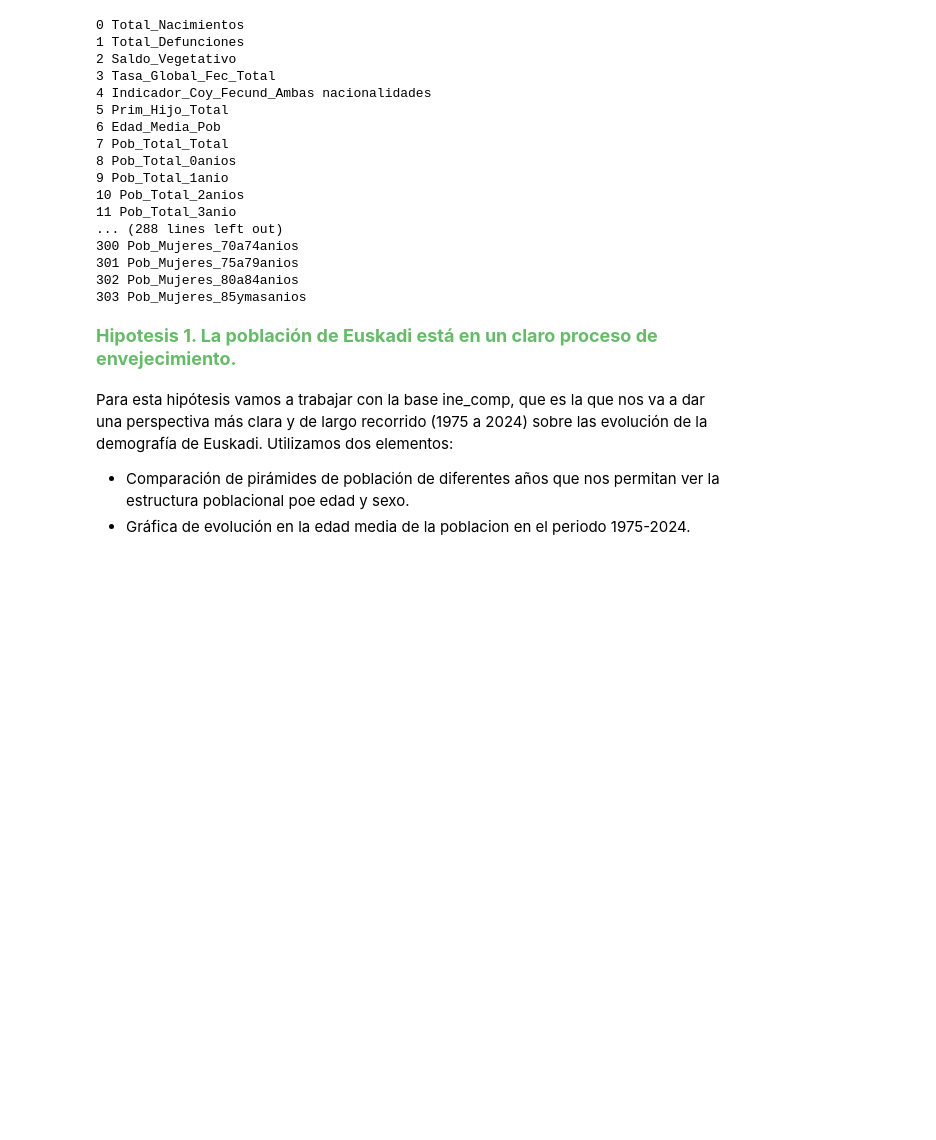
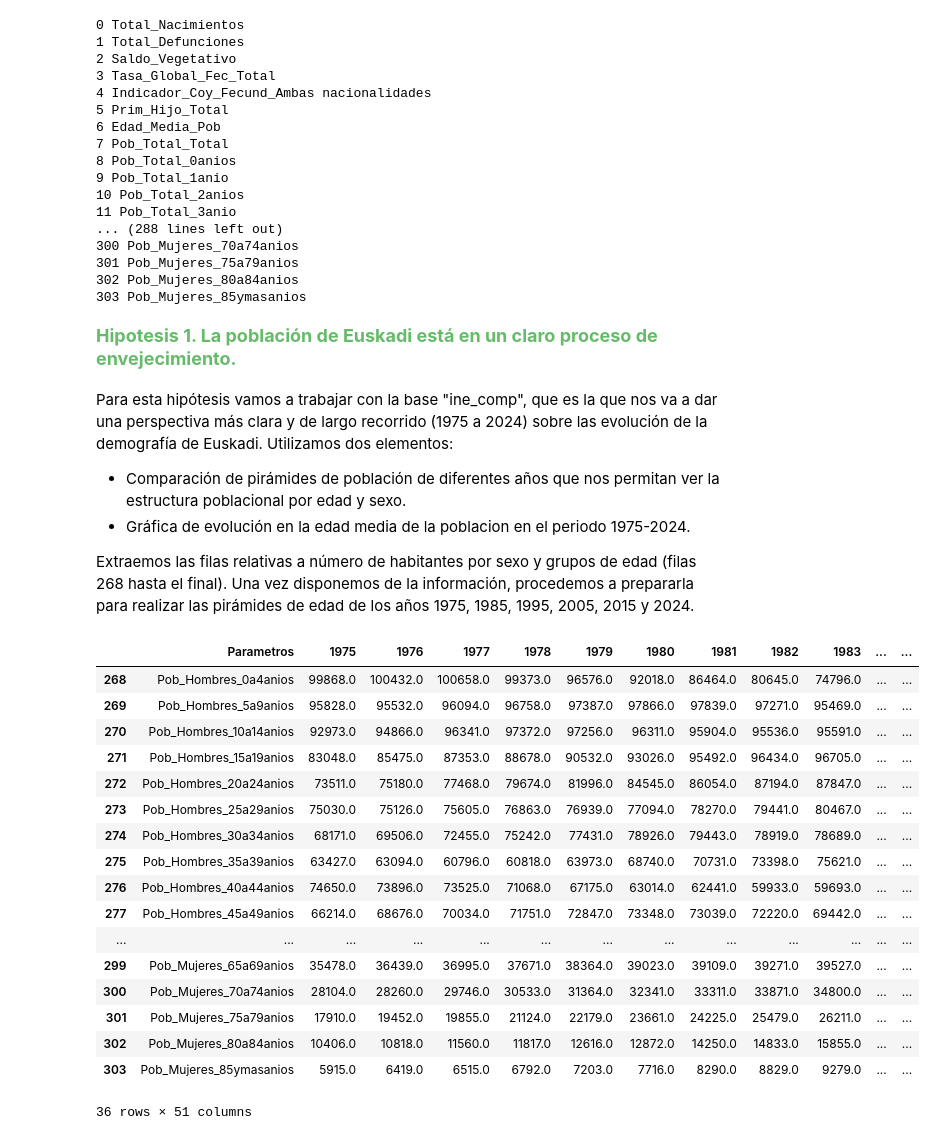
Before and after one commit to Leire2026/EDA, a Jupyter notebook: Presentacion.ipynb, the cells around one changed output. Saved outputs shown, nothing was run; the diff lists cells and outputs as text; code cells hidden in the pictures; blank space fills up the shorter version.

```diff
--- a/Presentacion.ipynb
+++ b/Presentacion.ipynb
@@ -324,6 +324,31 @@ for i, valor in enumerate(ine_comp.iloc[:, 0]):
 Hipotesis 1. La población de Euskadi está en un claro proceso de envejecimiento.
 </span>
 # %% [markdown]
-Para esta hipótesis vamos a trabajar con la base ine_comp, que es la que nos va a dar una perspectiva más clara y de largo recorrido (1975 a 2024) sobre las evolución de la demografía de Euskadi. Utilizamos dos elementos:
-- Comparación de pirámides de población de diferentes años que nos permitan ver la estructura poblacional poe edad y sexo.
+Para esta hipótesis vamos a trabajar con la base "ine_comp", que es la que nos va a dar una perspectiva más clara y de largo recorrido (1975 a 2024) sobre las evolución de la demografía de Euskadi. Utilizamos dos elementos:
+- Comparación de pirámides de población de diferentes años que nos permitan ver la estructura poblacional por edad y sexo.
 - Gráfica de evolución en la edad media de la poblacion en el periodo 1975-2024.
+
+Extraemos las filas relativas a número de habitantes por sexo y grupos de edad (filas 268 hasta el final).
+Una vez disponemos de la información, procedemos a prepararla para realizar las pirámides de edad de los años 1975, 1985, 1995, 2005, 2015 y 2024.
+# %%
+piramides = ine_comp.iloc[268:]
+piramides
+# %% [output]
+|  | Parametros | 1975 | 1976 | 1977 | 1978 | 1979 | 1980 | 1981 | 1982 | 1983 | ... | ... |
+| 268 | Pob_Hombres_0a4anios | 99868.0 | 100432.0 | 100658.0 | 99373.0 | 96576.0 | 92018.0 | 86464.0 | 80645.0 | 74796.0 | ... | ... |
+| 269 | Pob_Hombres_5a9anios | 95828.0 | 95532.0 | 96094.0 | 96758.0 | 97387.0 | 97866.0 | 97839.0 | 97271.0 | 95469.0 | ... | ... |
+| 270 | Pob_Hombres_10a14anios | 92973.0 | 94866.0 | 96341.0 | 97372.0 | 97256.0 | 96311.0 | 95904.0 | 95536.0 | 95591.0 | ... | ... |
+| 271 | Pob_Hombres_15a19anios | 83048.0 | 85475.0 | 87353.0 | 88678.0 | 90532.0 | 93026.0 | 95492.0 | 96434.0 | 96705.0 | ... | ... |
+| 272 | Pob_Hombres_20a24anios | 73511.0 | 75180.0 | 77468.0 | 79674.0 | 81996.0 | 84545.0 | 86054.0 | 87194.0 | 87847.0 | ... | ... |
+| 273 | Pob_Hombres_25a29anios | 75030.0 | 75126.0 | 75605.0 | 76863.0 | 76939.0 | 77094.0 | 78270.0 | 79441.0 | 80467.0 | ... | ... |
+| 274 | Pob_Hombres_30a34anios | 68171.0 | 69506.0 | 72455.0 | 75242.0 | 77431.0 | 78926.0 | 79443.0 | 78919.0 | 78689.0 | ... | ... |
+| 275 | Pob_Hombres_35a39anios | 63427.0 | 63094.0 | 60796.0 | 60818.0 | 63973.0 | 68740.0 | 70731.0 | 73398.0 | 75621.0 | ... | ... |
+| 276 | Pob_Hombres_40a44anios | 74650.0 | 73896.0 | 73525.0 | 71068.0 | 67175.0 | 63014.0 | 62441.0 | 59933.0 | 59693.0 | ... | ... |
+| 277 | Pob_Hombres_45a49anios | 66214.0 | 68676.0 | 70034.0 | 71751.0 | 72847.0 | 73348.0 | 73039.0 | 72220.0 | 69442.0 | ... | ... |
+| ... | ... | ... | ... | ... | ... | ... | ... | ... | ... | ... | ... | ... |
+| 299 | Pob_Mujeres_65a69anios | 35478.0 | 36439.0 | 36995.0 | 37671.0 | 38364.0 | 39023.0 | 39109.0 | 39271.0 | 39527.0 | ... | ... |
+| 300 | Pob_Mujeres_70a74anios | 28104.0 | 28260.0 | 29746.0 | 30533.0 | 31364.0 | 32341.0 | 33311.0 | 33871.0 | 34800.0 | ... | ... |
+| 301 | Pob_Mujeres_75a79anios | 17910.0 | 19452.0 | 19855.0 | 21124.0 | 22179.0 | 23661.0 | 24225.0 | 25479.0 | 26211.0 | ... | ... |
+| 302 | Pob_Mujeres_80a84anios | 10406.0 | 10818.0 | 11560.0 | 11817.0 | 12616.0 | 12872.0 | 14250.0 | 14833.0 | 15855.0 | ... | ... |
+| 303 | Pob_Mujeres_85ymasanios | 5915.0 | 6419.0 | 6515.0 | 6792.0 | 7203.0 | 7716.0 | 8290.0 | 8829.0 | 9279.0 | ... | ... |
+36 rows × 51 columns
```
Also changed, not shown: parts of 3 cells of this notebook.
